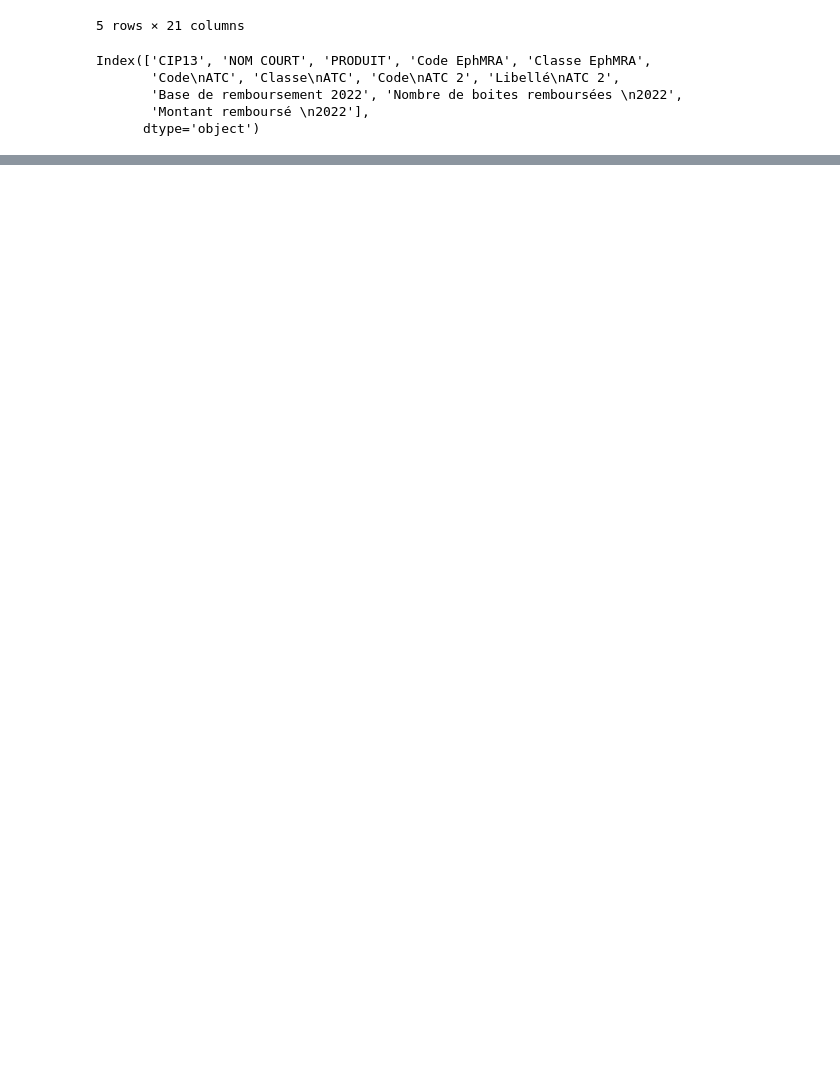
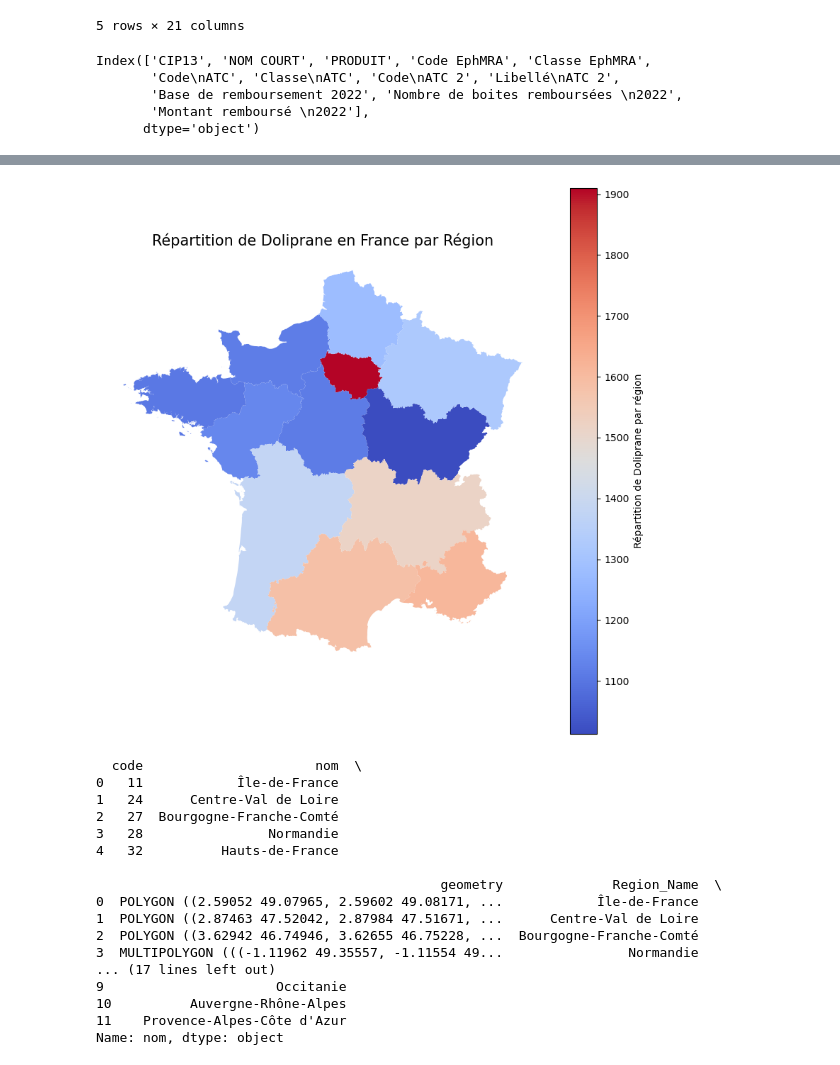
Before and after one commit to TheJN/Data_exploration, a Jupyter notebook: data_exploration.ipynb, the cells around one changed output, grey strips where cells are left out. Saved outputs shown, nothing was run; the diff lists cells and outputs as text; code cells hidden in the pictures; blank space fills up the shorter version.

Commit message:
Lucas, ajout heatmap france

```diff
--- a/data_exploration.ipynb
+++ b/data_exploration.ipynb
@@ -68,0 +51,3 @@ list_df[2].head()
+# %%
+df_merged = pd.merge(df_openmedic, MedicAM_2022_presc_hopital, how='left', left_on=['CIP13'], right_on=['CIP13'])
+print(df_merged['BEN_REG'].value_counts())
@@ -68,0 +128,11 @@ list_df[2].head()
+# %%
+df_doliprane = df_merged[df_merged['PRODUIT'].str.contains("Doliprane", case=False, na=False)]
+
+# Mapping des codes BEN_REG aux noms de régions
+df_doliprane['Region_Name'] = df_doliprane['BEN_REG'].map(region_mapping)
+
+# Grouper par nom de région et compter les occurrences
+repartition_dolprane_region = df_doliprane['Region_Name'].value_counts()
+
+print("Répartition par région du produit Doliprane :")
+print(repartition_dolprane_region)
@@ -68,0 +162,52 @@ list_df[2].head()
+# %%
+import geopandas as gpd
+import matplotlib.pyplot as plt
+
+# Charger le fichier GeoJSON
+gdf_regions = gpd.read_file('regions.geojson')
+
+# Si vous avez déjà un DataFrame appelé 'df_doliprane' avec une colonne 'Region_Name' et des données sur Doliprane,
+# assurez-vous que les données sont groupées par région et que vous avez une statistique à afficher (comme le nombre de boîtes)
+df_doliprane_grouped = df_doliprane.groupby('Region_Name').size().reset_index(name='count')
+
+# Joindre le DataFrame groupé avec le GeoDataFrame sur les noms de région
+gdf_regions = gdf_regions.merge(df_doliprane_grouped, left_on='nom', right_on='Region_Name', how='left')
+
+# Remplacer les valeurs NaN par 0 si nécessaire
+gdf_regions['count'] = gdf_regions['count'].fillna(0)
+
+# Plot the choropleth map
+fig, ax = plt.subplots(1, 1, figsize=(10, 10))
+gdf_regions.plot(column='count', ax=ax, legend=True,
+                 legend_kwds={'label': "Répartition de Doliprane par région"},
+                 cmap='coolwarm')  # Ou toute autre colormap de votre choix
+
+# Améliorations esthétiques
+ax.axis('off')
+ax.set_title('Répartition de Doliprane en France par Région', fontdict={'fontsize': '15', 'fontweight' : '3'})
+
+plt.show()
+print(gdf_regions.head())
+
+# Pour afficher spécifiquement les noms des régions, trouvez la colonne qui contient ces noms
+# et affichez-la. Par exemple, si la colonne s'appelle 'nom':
+print(gdf_regions['nom'])
+# %% [output]
+[figure, added]
+  code                      nom  \
+0   11            Île-de-France
+1   24      Centre-Val de Loire
+2   27  Bourgogne-Franche-Comté
+3   28                Normandie
+4   32          Hauts-de-France
+
+                                            geometry              Region_Name  \
+0  POLYGON ((2.59052 49.07965, 2.59602 49.08171, ...            Île-de-France
+1  POLYGON ((2.87463 47.52042, 2.87984 47.51671, ...      Centre-Val de Loire
+2  POLYGON ((3.62942 46.74946, 3.62655 46.75228, ...  Bourgogne-Franche-Comté
+3  MULTIPOLYGON (((-1.11962 49.35557, -1.11554 49...                Normandie
+... (17 lines left out)
+9                      Occitanie
+10          Auvergne-Rhône-Alpes
+11    Provence-Alpes-Côte d'Azur
+Name: nom, dtype: object
```
Also changed, not shown: parts of 10 cells of this notebook, 1 other file.
